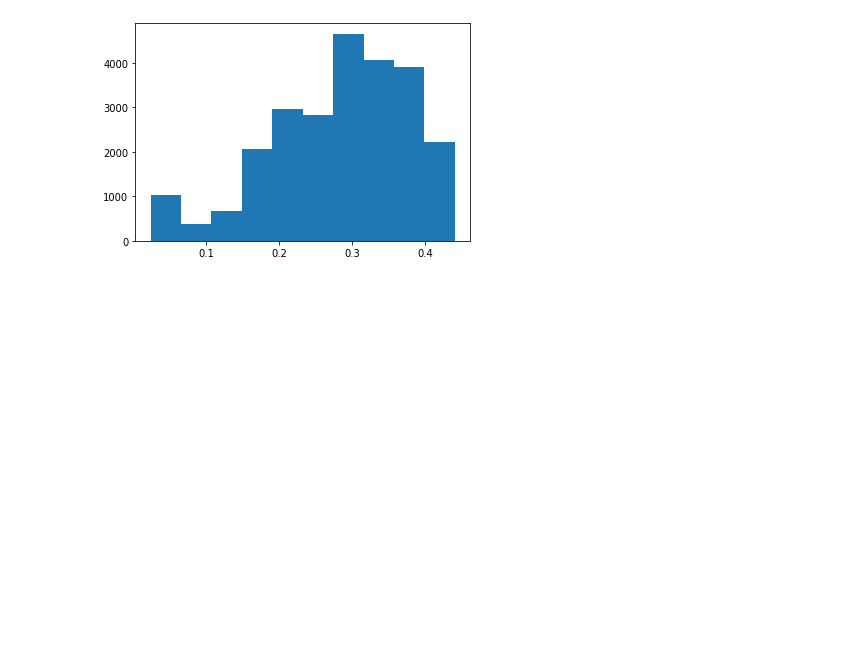
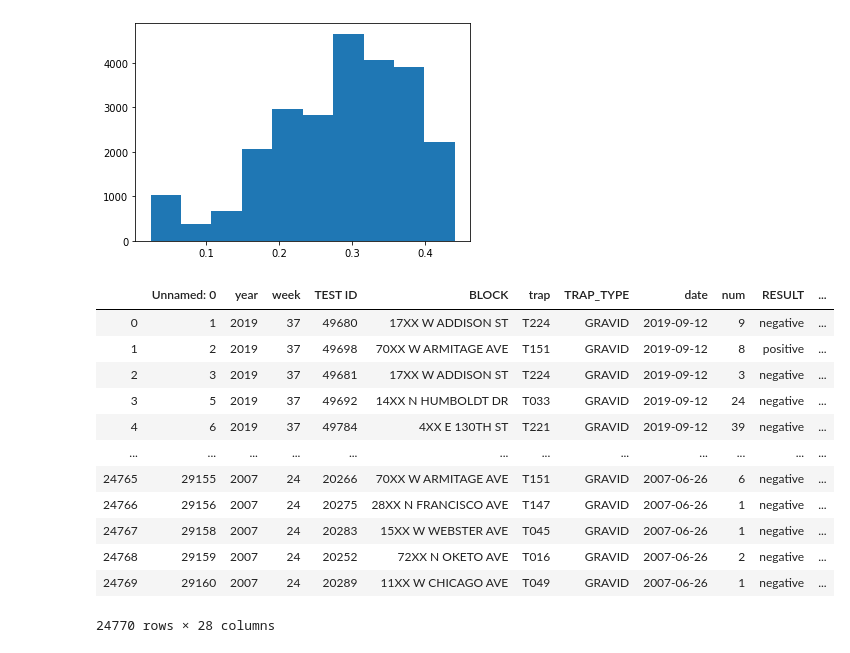
Before and after one commit to ianbakst/mosquitoknow, a Jupyter notebook: build_model.ipynb, the cells around one changed output. Drawn from its saved outputs; the diff is of its cells as text; code cells hidden in the pictures; blank space fills up the shorter version.

```diff
--- a/build_model.ipynb
+++ b/build_model.ipynb
@@ -407,6 +407,22 @@ for i,point in grid.iterrows():
         grid.loc[i,'d_lm'] = point['geometry'].distance(mi['geometry'])
 # %%
 grid.to_csv('gridlake.csv')
+# %%
+geo_data
+# %% [output]
+|  | Unnamed: 0 | year | week | TEST ID | BLOCK | trap | TRAP_TYPE | date | num | RESULT | ... |
+| 0 | 1 | 2019 | 37 | 49680 | 17XX W ADDISON ST | T224 | GRAVID | 2019-09-12 | 9 | negative | ... |
+| 1 | 2 | 2019 | 37 | 49698 | 70XX W ARMITAGE AVE | T151 | GRAVID | 2019-09-12 | 8 | positive | ... |
+| 2 | 3 | 2019 | 37 | 49681 | 17XX W ADDISON ST | T224 | GRAVID | 2019-09-12 | 3 | negative | ... |
+| 3 | 5 | 2019 | 37 | 49692 | 14XX N HUMBOLDT DR | T033 | GRAVID | 2019-09-12 | 24 | negative | ... |
+| 4 | 6 | 2019 | 37 | 49784 | 4XX E 130TH ST | T221 | GRAVID | 2019-09-12 | 39 | negative | ... |
+| ... | ... | ... | ... | ... | ... | ... | ... | ... | ... | ... | ... |
+| 24765 | 29155 | 2007 | 24 | 20266 | 70XX W ARMITAGE AVE | T151 | GRAVID | 2007-06-26 | 6 | negative | ... |
+| 24766 | 29156 | 2007 | 24 | 20275 | 28XX N FRANCISCO AVE | T147 | GRAVID | 2007-06-26 | 1 | negative | ... |
+| 24767 | 29158 | 2007 | 24 | 20283 | 15XX W WEBSTER AVE | T045 | GRAVID | 2007-06-26 | 1 | negative | ... |
+| 24768 | 29159 | 2007 | 24 | 20252 | 72XX N OKETO AVE | T016 | GRAVID | 2007-06-26 | 2 | negative | ... |
+| 24769 | 29160 | 2007 | 24 | 20289 | 11XX W CHICAGO AVE | T049 | GRAVID | 2007-06-26 | 1 | negative | ... |
+24770 rows × 28 columns
 # %%
 import numpy as np
 import pandas as pd
```
Also changed, not shown: parts of 1 cell of this notebook, 20 other files.
